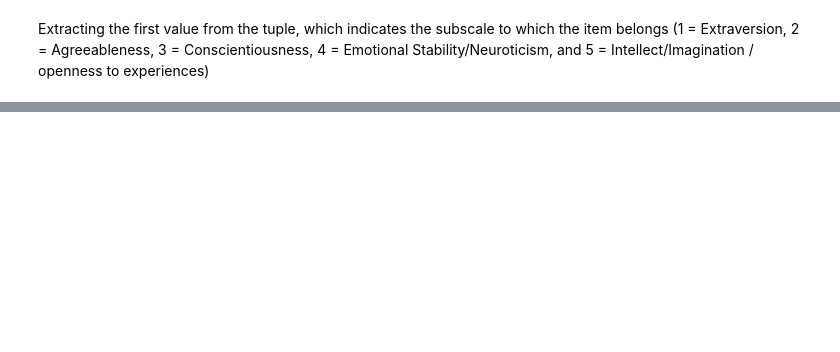
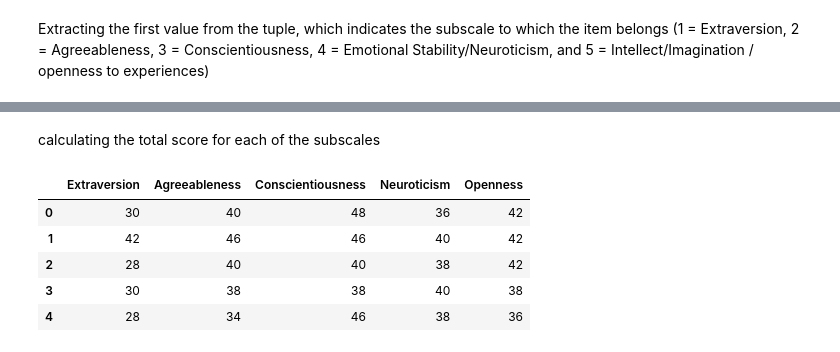
Before and after one commit to RTEE001/Data-wrangling, a Jupyter notebook: data_wrangling/Data-wrangling.ipynb, the cells around one changed output, grey strips where cells are left out. Cells and saved outputs as stored; diff of their text form; code cells hidden in the pictures; blank space fills up the shorter version.

```diff
--- a/data_wrangling/Data-wrangling.ipynb
+++ b/data_wrangling/Data-wrangling.ipynb
@@ -136,6 +103,0 @@ def subscale_total(dataframe,subscale):
-# %%
-for j in personality_subscales:
-    traits = []
-    for k in range(len(examined_personality_dataframe)):
-        traits.append(k)
-    subscales[k] = list(map(subscale_total, examined_personality_dataframe.values, traits))
@@ -141,0 +124,2 @@ for j in personality_subscales:
+# %% [markdown]
+calculating the total score for each of the subscales
@@ -141,0 +129,16 @@ for j in personality_subscales:
+# %%
+def subscale_sum(subscale, value):
+    sub_1 = int(subscale[1])
+    sub_2 = int(subscale[4])
+    if (value == 'Extraversion') and ( sub_1 == 1):
+        return sub_2
+    elif (value == 'Agreeableness') and ( sub_1 == 2):
+        return sub_2
+    elif (value == 'Conscientiousness') and ( sub_1 == 3):
+        return sub_2
+    elif (value == 'Neuroticism') and ( sub_1 == 4):
+        return sub_2
+    elif (value == 'Openness') and ( sub_1 == 5):
+        return sub_2
+    else:
+        return 0
@@ -141,0 +159,9 @@ for j in personality_subscales:
+# %%
+subscales.head()
+# %% [output]
+|  | Extraversion | Agreeableness | Conscientiousness | Neuroticism | Openness |
+| 0 | 30 | 40 | 48 | 36 | 42 |
+| 1 | 42 | 46 | 46 | 40 | 42 |
+| 2 | 28 | 40 | 40 | 38 | 42 |
+| 3 | 30 | 38 | 38 | 40 | 38 |
+| 4 | 28 | 34 | 46 | 38 | 36 |
```
Also changed, not shown: parts of 32 cells of this notebook.
